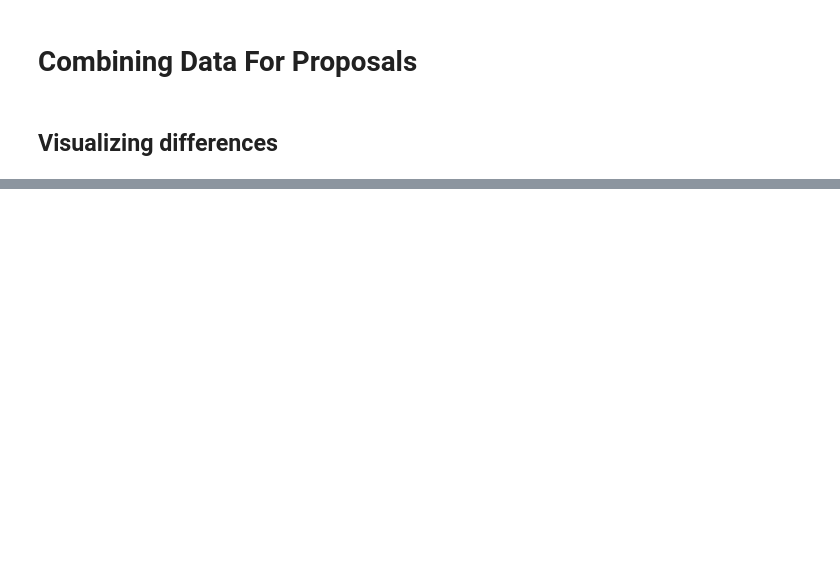
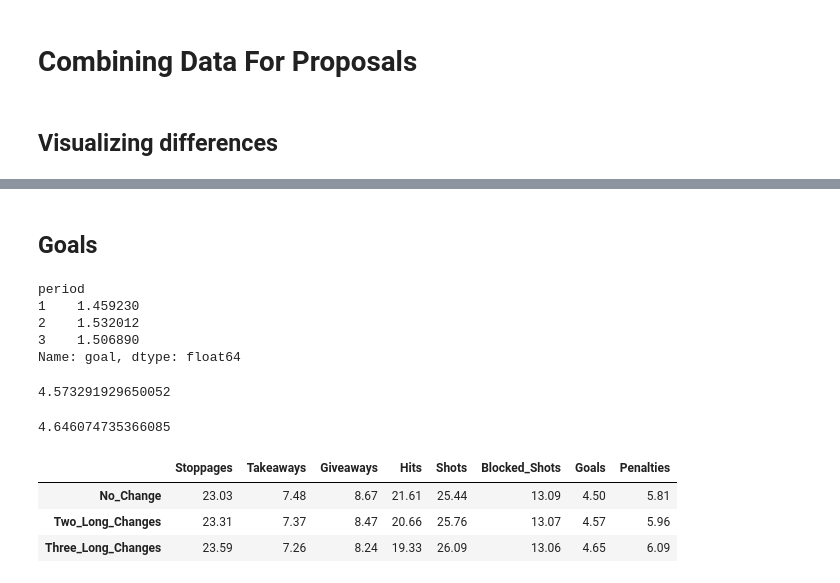
Before and after one commit to gregfeliu/Long-Change-Effect-in-NHL-Gameplay, a Jupyter notebook: notebooks/Analysis.ipynb, the cells around one changed output, grey strips where cells are left out. Drawn from its saved outputs; the diff is of its cells as text; code cells hidden in the pictures; blank space fills up the shorter version.

```diff
--- a/notebooks/Analysis.ipynb
+++ b/notebooks/Analysis.ipynb
@@ -514,0 +522,10 @@ Text(0.5, 1.0, 'Change in Game Stats Based on Proposal Change')
+# %% [markdown]
+## Goals
+# %%
+goal_avgs
+# %% [output]
+period
+1    1.459230
+2    1.532012
+3    1.506890
+Name: goal, dtype: float64
@@ -514,0 +534,17 @@ Text(0.5, 1.0, 'Change in Game Stats Based on Proposal Change')
+# %%
+goals_2_change = goal_avgs[2] + goal_avgs[1] + (goal_avgs[2] * goals_3_1_ratio)
+goals_2_change
+# %% [output]
+4.573291929650052
+# %%
+goals_3_change = (goal_avgs[2] * 2) + (goal_avgs[2] * goals_3_1_ratio)
+goals_3_change
+# %% [output]
+4.646074735366085
+# %%
+proposals_df
+# %% [output]
+|  | Stoppages | Takeaways | Giveaways | Hits | Shots | Blocked_Shots | Goals | Penalties |
+| No_Change | 23.03 | 7.48 | 8.67 | 21.61 | 25.44 | 13.09 | 4.50 | 5.81 |
+| Two_Long_Changes | 23.31 | 7.37 | 8.47 | 20.66 | 25.76 | 13.07 | 4.57 | 5.96 |
+| Three_Long_Changes | 23.59 | 7.26 | 8.24 | 19.33 | 26.09 | 13.06 | 4.65 | 6.09 |
```
Also changed, not shown: parts of 25 cells of this notebook, 1 other file.
